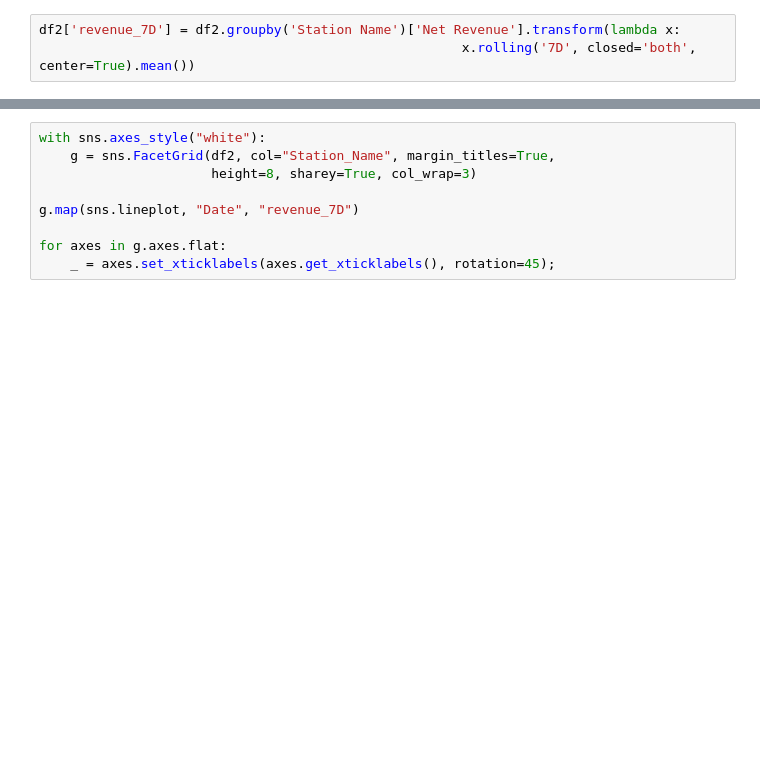
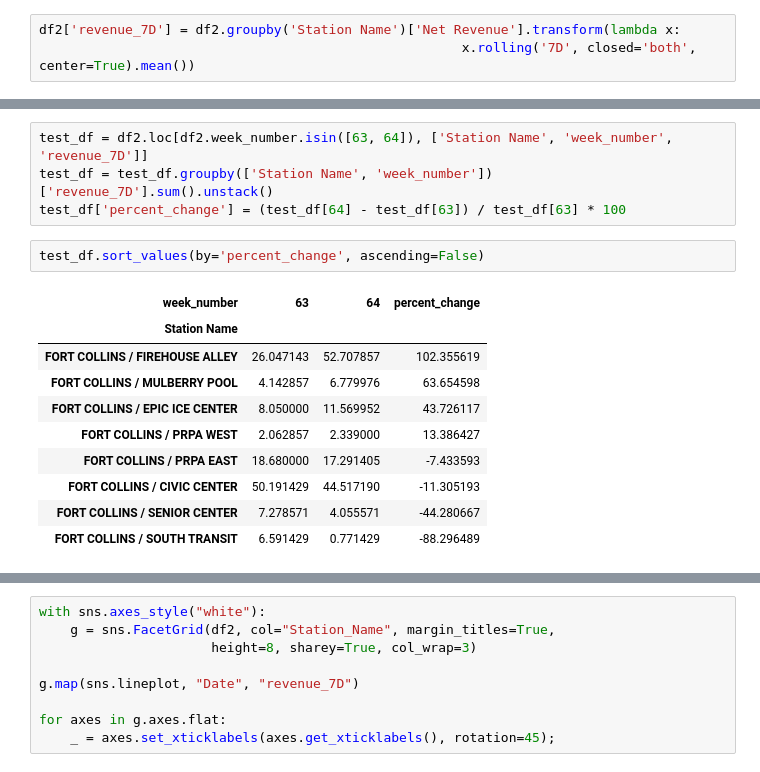
Before and after one commit to davidfox87/EV_forecasting, a Jupyter notebook: EDA.ipynb, the cells around one changed output, grey strips where cells are left out. Drawn from its saved outputs; the diff is of its cells as text; blank space fills up the shorter version.

```diff
--- a/EDA.ipynb
+++ b/EDA.ipynb
@@ -174,0 +174,17 @@ memory usage: 161.8+ KB
+# %%
+test_df = df2.loc[df2.week_number.isin([63, 64]), ['Station Name', 'week_number', 'revenue_7D']]
+test_df = test_df.groupby(['Station Name', 'week_number'])['revenue_7D'].sum().unstack()
+test_df['percent_change'] = (test_df[64] - test_df[63]) / test_df[63] * 100
+# %%
+test_df.sort_values(by='percent_change', ascending=False)
+# %% [output]
+| week_number | 63 | 64 | percent_change |
+| Station Name |  |  |  |
+| FORT COLLINS / FIREHOUSE ALLEY | 26.047143 | 52.707857 | 102.355619 |
+| FORT COLLINS / MULBERRY POOL | 4.142857 | 6.779976 | 63.654598 |
+| FORT COLLINS / EPIC ICE CENTER | 8.050000 | 11.569952 | 43.726117 |
+| FORT COLLINS / PRPA WEST | 2.062857 | 2.339000 | 13.386427 |
+| FORT COLLINS / PRPA EAST | 18.680000 | 17.291405 | -7.433593 |
+| FORT COLLINS / CIVIC CENTER | 50.191429 | 44.517190 | -11.305193 |
+| FORT COLLINS / SENIOR CENTER | 7.278571 | 4.055571 | -44.280667 |
+| FORT COLLINS / SOUTH TRANSIT | 6.591429 | 0.771429 | -88.296489 |
```
Also changed, not shown: parts of 12 cells of this notebook.
